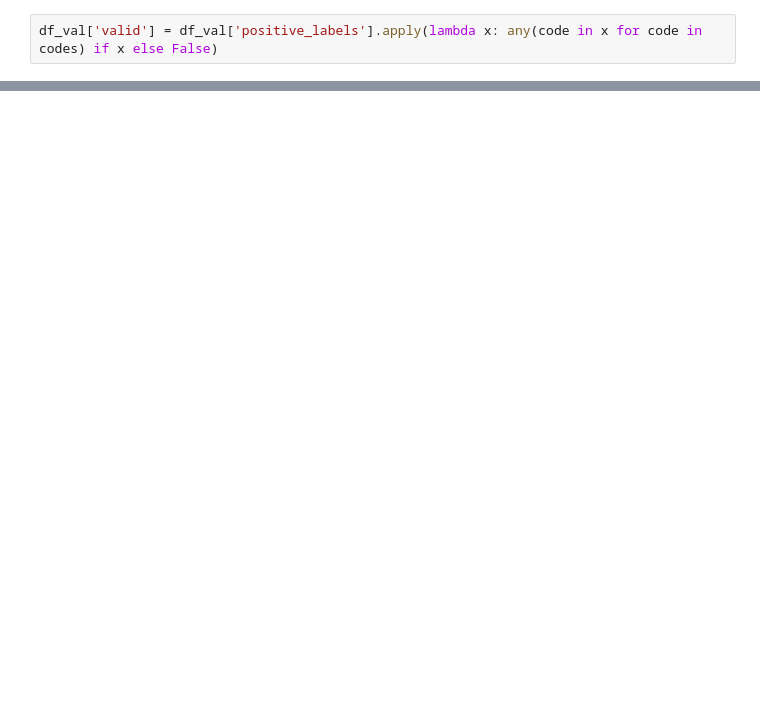
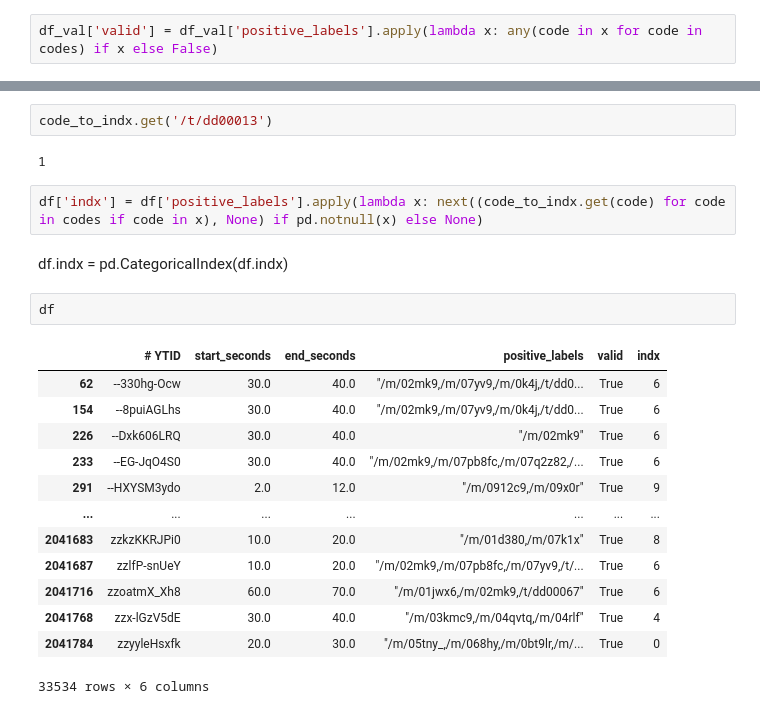
Before and after one commit to Qweryedu/Aprendizaje-Profundo, a Jupyter notebook: Proyecto/Exploracion.ipynb, the cells around one changed output, grey strips where cells are left out. Cells and saved outputs as stored; diff of their text form; blank space fills up the shorter version.

```diff
--- a/Proyecto/Exploracion.ipynb
+++ b/Proyecto/Exploracion.ipynb
@@ -326,0 +333,24 @@ codes
+# %%
+code_to_indx.get('/t/dd00013')
+# %% [output]
+1
+# %%
+df['indx'] = df['positive_labels'].apply(lambda x: next((code_to_indx.get(code) for code in codes if code in x), None) if pd.notnull(x) else None)
+# %% [markdown]
+df.indx = pd.CategoricalIndex(df.indx)
+# %%
+df
+# %% [output]
+|  | # YTID | start_seconds | end_seconds | positive_labels | valid | indx |
+| 62 | --330hg-Ocw | 30.0 | 40.0 | "/m/02mk9,/m/07yv9,/m/0k4j,/t/dd0... | True | 6 |
+| 154 | --8puiAGLhs | 30.0 | 40.0 | "/m/02mk9,/m/07yv9,/m/0k4j,/t/dd0... | True | 6 |
+| 226 | --Dxk606LRQ | 30.0 | 40.0 | "/m/02mk9" | True | 6 |
+| 233 | --EG-JqO4S0 | 30.0 | 40.0 | "/m/02mk9,/m/07pb8fc,/m/07q2z82,/... | True | 6 |
+| 291 | --HXYSM3ydo | 2.0 | 12.0 | "/m/0912c9,/m/09x0r" | True | 9 |
+| ... | ... | ... | ... | ... | ... | ... |
+| 2041683 | zzkzKKRJPi0 | 10.0 | 20.0 | "/m/01d380,/m/07k1x" | True | 8 |
+| 2041687 | zzlfP-snUeY | 10.0 | 20.0 | "/m/02mk9,/m/07pb8fc,/m/07yv9,/t/... | True | 6 |
+| 2041716 | zzoatmX_Xh8 | 60.0 | 70.0 | "/m/01jwx6,/m/02mk9,/t/dd00067" | True | 6 |
+| 2041768 | zzx-lGzV5dE | 30.0 | 40.0 | "/m/03kmc9,/m/04qvtq,/m/04rlf" | True | 4 |
+| 2041784 | zzyyleHsxfk | 20.0 | 30.0 | "/m/05tny_,/m/068hy,/m/0bt9lr,/m/... | True | 0 |
+33534 rows × 6 columns
```
Also changed, not shown: parts of 38 cells of this notebook, 1 other file.
